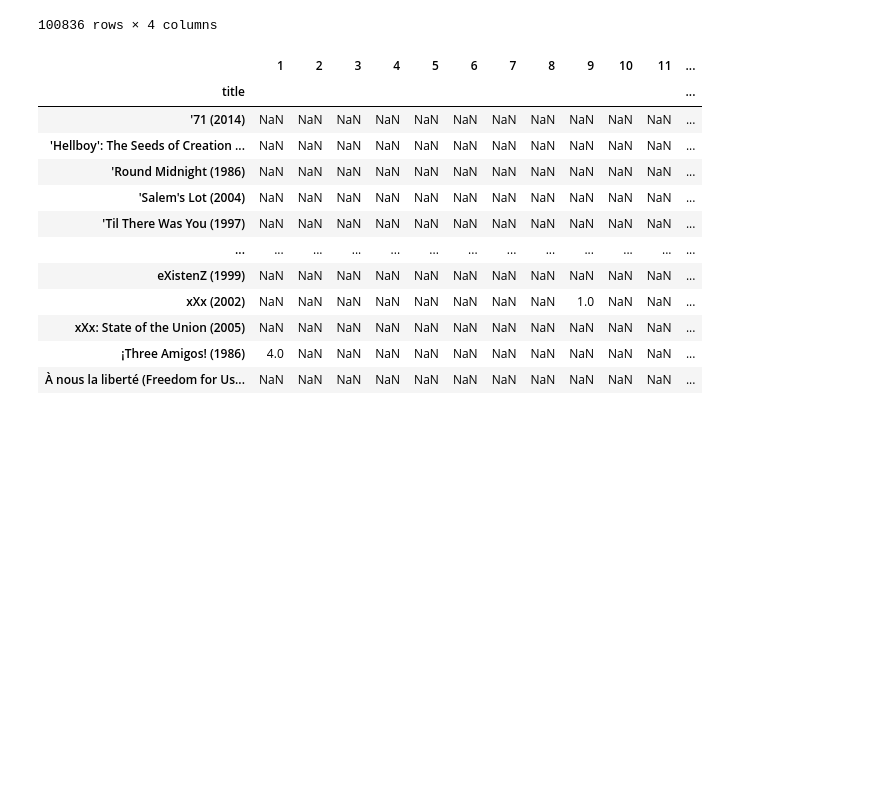
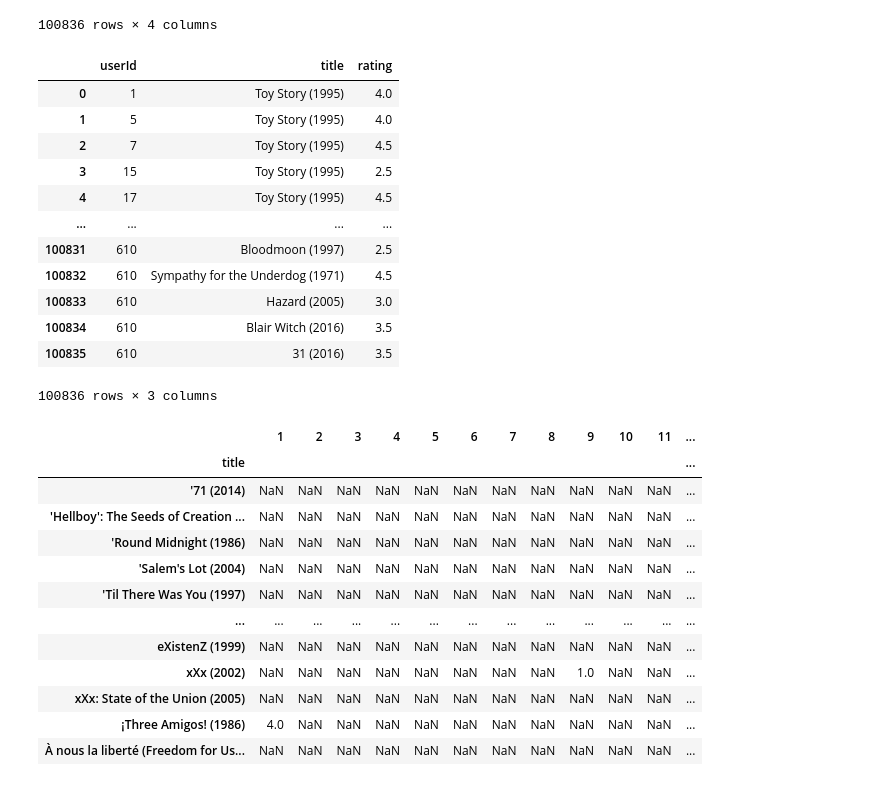
Before and after one commit to KJMAN678/recommend_movie, a Jupyter notebook: Recommend_movie.ipynb, the cells around one changed output. Saved outputs shown, nothing was run; the diff lists cells and outputs as text; code cells hidden in the pictures; blank space fills up the shorter version.

```diff
--- a/Recommend_movie.ipynb
+++ b/Recommend_movie.ipynb
@@ -66,8 +65,22 @@ rating_limited
 | 100835 | 610 | 170875 | 3.0 | 1493846415 |
 100836 rows × 4 columns
 # %%
-dataset = pd.merge(rating_limited, movies, on="movieId")
+dataset = pd.merge(rating, movies, on="movieId")
 dataset = dataset[["userId", "title", "rating"]]
-dataset = dataset.drop_duplicates()
+dataset
+# %% [output]
+|  | userId | title | rating |
+| 0 | 1 | Toy Story (1995) | 4.0 |
+| 1 | 5 | Toy Story (1995) | 4.0 |
+| 2 | 7 | Toy Story (1995) | 4.5 |
+| 3 | 15 | Toy Story (1995) | 2.5 |
+| 4 | 17 | Toy Story (1995) | 4.5 |
+| ... | ... | ... | ... |
+| 100831 | 610 | Bloodmoon (1997) | 2.5 |
+| 100832 | 610 | Sympathy for the Underdog (1971) | 4.5 |
+| 100833 | 610 | Hazard (2005) | 3.0 |
+| 100834 | 610 | Blair Witch (2016) | 3.5 |
+| 100835 | 610 | 31 (2016) | 3.5 |
+100836 rows × 3 columns
 # %%
 df = dataset.pivot_table(index='title', columns='userId', values='rating')
```
Also changed, not shown: parts of 5 cells of this notebook.
